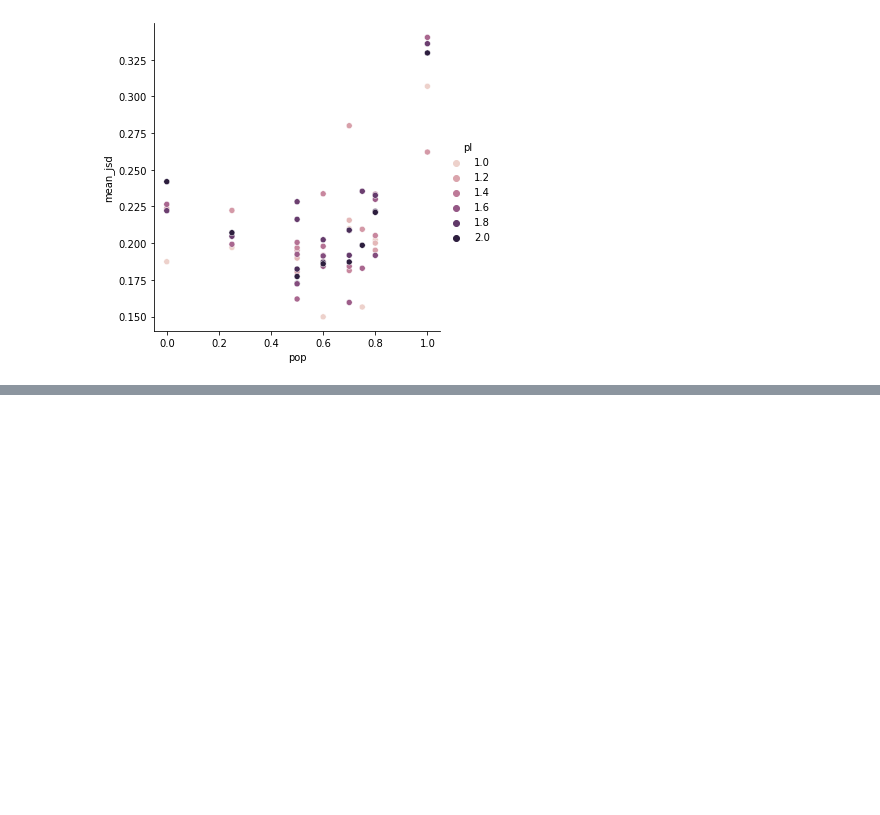
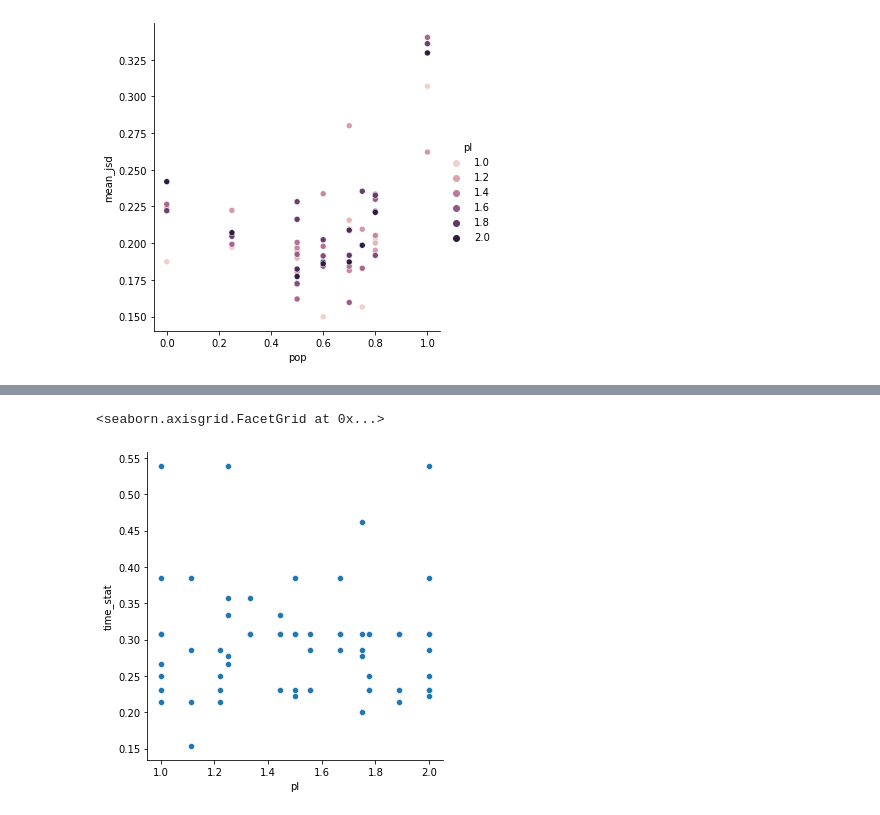
Before and after one commit to NHagar/Research-netflix, a Jupyter notebook: eval_results.ipynb, the cells around one changed output, grey strips where cells are left out. Saved outputs shown, nothing was run; the diff lists cells and outputs as text; code cells hidden in the pictures; blank space fills up the shorter version.

```diff
--- a/eval_results.ipynb
+++ b/eval_results.ipynb
@@ -66,0 +58,5 @@ results
+# %%
+sns.relplot(data=results, x="pl", y="time_stat")
+# %% [output]
+<seaborn.axisgrid.FacetGrid at 0x...>
+[figure, added]
```
Also changed, not shown: parts of 8 cells of this notebook.
